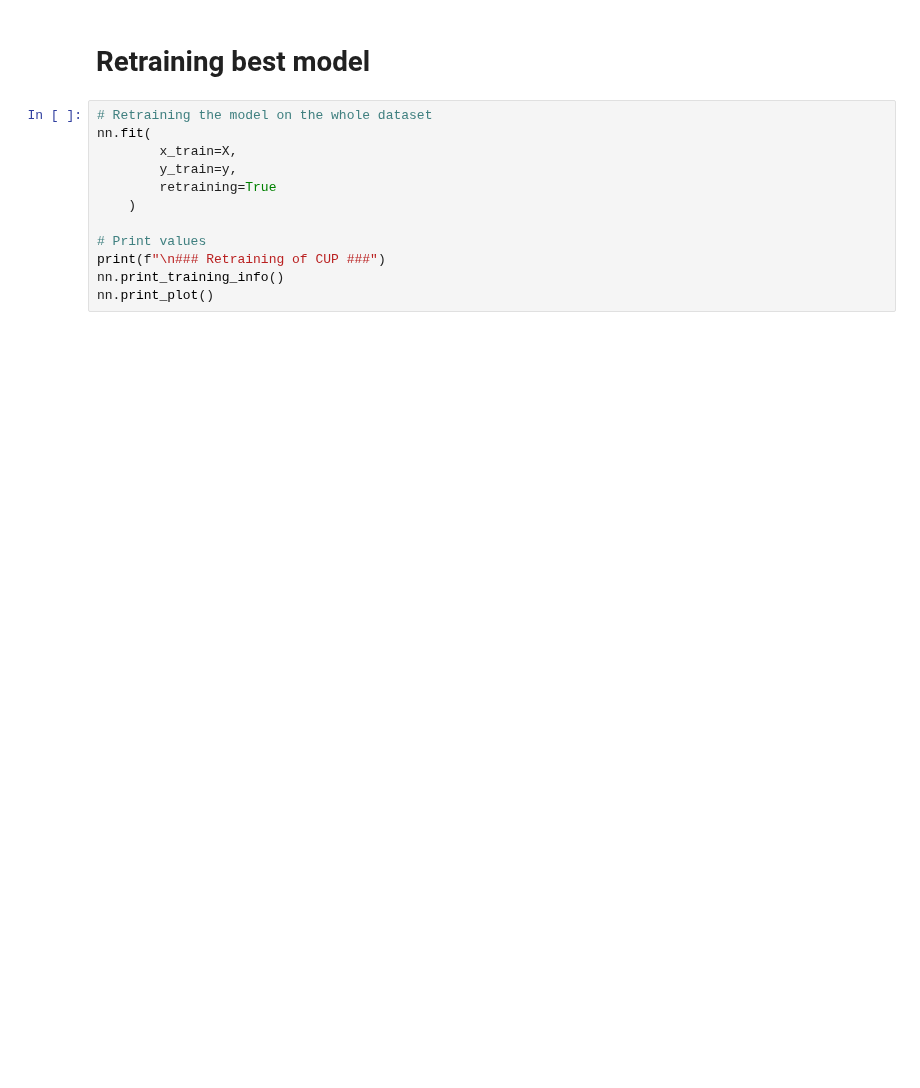
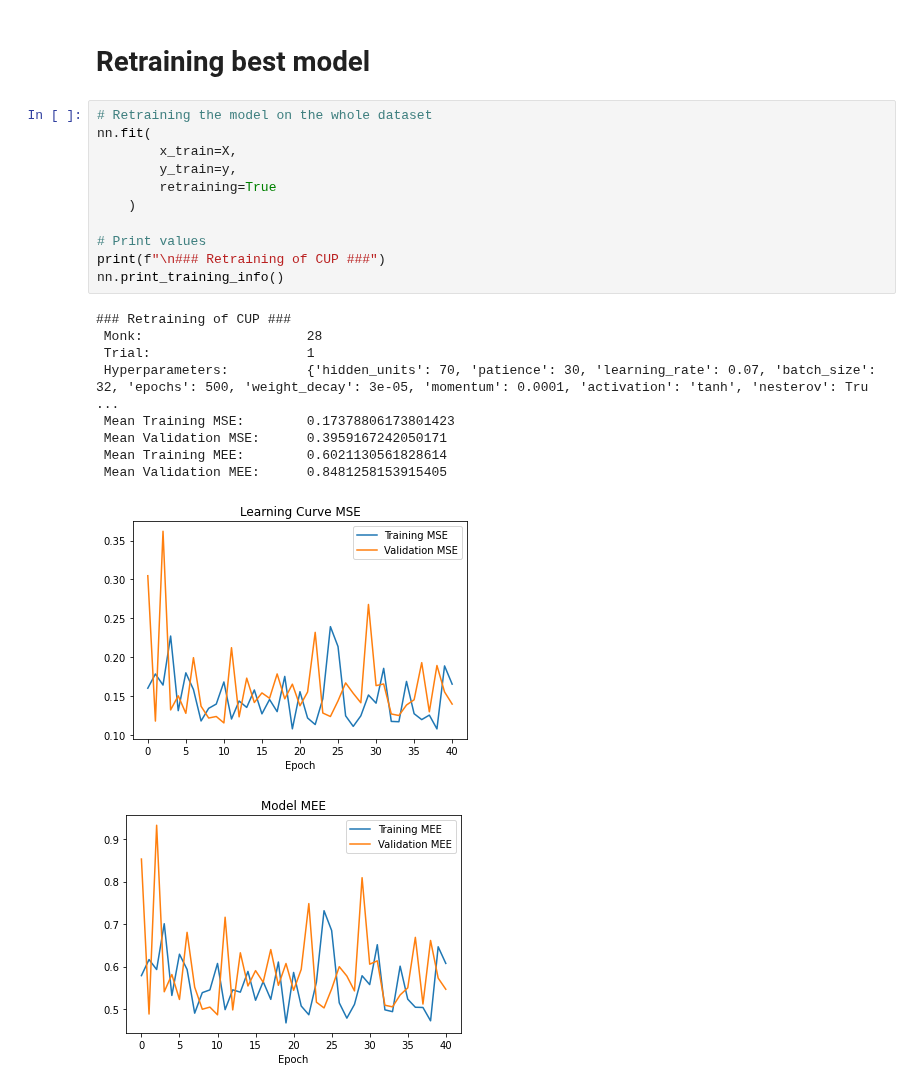
Before and after one commit to Bakko000/Machine_Learning_Project, a Jupyter notebook: CUPkerasregressor.ipynb, the cells around one changed output. Drawn from its saved outputs; the diff is of its cells as text; blank space fills up the shorter version.

```diff
--- a/CUPkerasregressor.ipynb
+++ b/CUPkerasregressor.ipynb
@@ -249,15 +232,25 @@ nn.print_plot()
 # %%
 # Retraining the model on the whole dataset
 nn.fit(
         x_train=X,
         y_train=y,
         retraining=True
     )
 
 # Print values
 print(f"\n### Retraining of CUP ###")
 nn.print_training_info()
-nn.print_plot()
+# %% [output]
+### Retraining of CUP ###
+ Monk:                     28
+ Trial:                    1
+ Hyperparameters:          {'hidden_units': 70, 'patience': 30, 'learning_rate': 0.07, 'batch_size': 32, 'epochs': 500, 'weight_decay': 3e-05, 'momentum': 0.0001, 'activation': 'tanh', 'nesterov': Tru ...
+ Mean Training MSE:        0.17378806173801423
+ Mean Validation MSE:      0.3959167242050171
+ Mean Training MEE:        0.6021130561828614
+ Mean Validation MEE:      0.8481258153915405
+[figure, added]
+[figure, added]
 # %%
 import keras.backend as K
 
```
Also changed, not shown: parts of 4 cells of this notebook.
